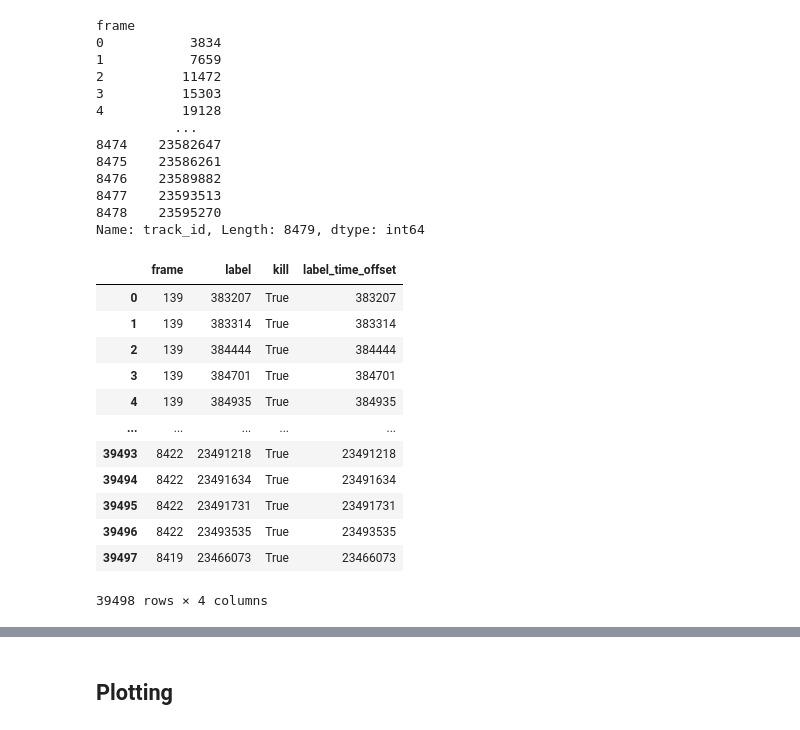
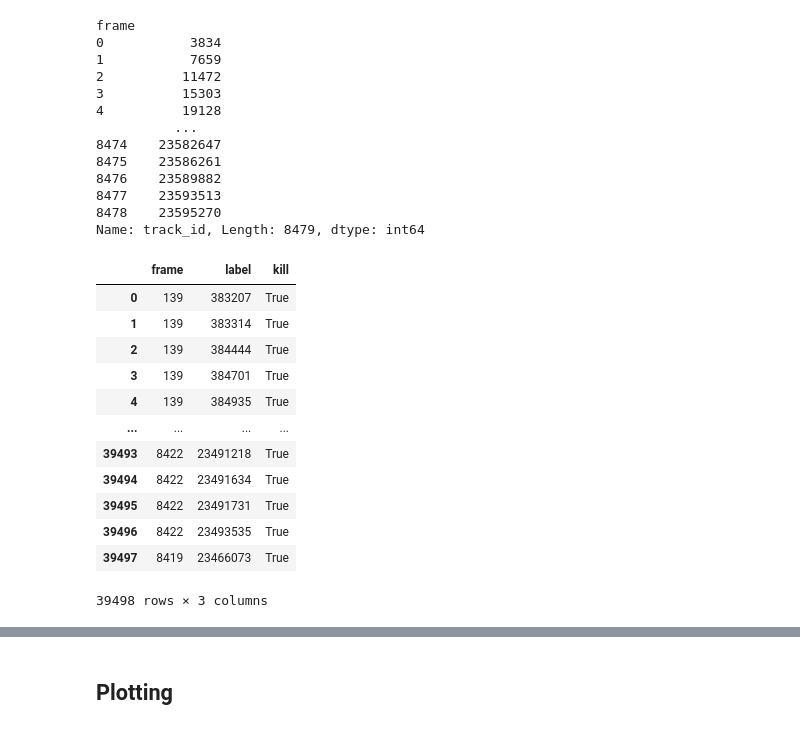
Before and after one commit to bpi-oxford/Cytotoxicity-Pipeline, a Jupyter notebook: notebooks/example_13.ipynb, the cells around one changed output, grey strips where cells are left out. Cells and saved outputs as stored; diff of their text form; code cells hidden in the pictures.

```diff
--- a/notebooks/example_13.ipynb
+++ b/notebooks/example_13.ipynb
@@ -56,6 +58,10 @@ cancer_df = cancer_ddf.compute()
 # %%
 fig, axs = plt.subplots(1,1,figsize=(4,4))
 
+axs.set_title("Track Plots")
+axs.set_xlabel("Frame")
+axs.set_ylabel("CDI")
+
 for i in range(500):
     axs.scatter(cancer_df[cancer_df["track_id"]==i]["frame"],cancer_df[cancer_df["track_id"]==i]["CDI_smoothed"],s=1)
 # %% [output]
@@ -137,3 +141,0 @@ Text(0.5, 1.0, 'Cell ID: 3437')
-# %%
-killing_count = killer_t_cells.groupby("frame")["track_id"].count()
-killing_count
@@ -164,23 +182,27 @@ Text(0.5, 0, 'Frame')
 # %% [markdown]
 ### Put Killing Event Tag to The T Cell Dataframe
 # %%
-contacts = {
-    "frame": [],
-    "label": [],
-    "kill": []
-}
+contacts = {}
+for i in tqdm(range(2,9,1)):
+    cdi_thres = i*0.1
 
-for idx, row in killer_t_cells.iterrows():
-    tcells = row["contacting cell labels"]
-    tcells = tcells.strip('[]')
+    contacts_dict = {
+        "frame": [],
+        "label": [],
+        "kill": []
+    }
 
-    for j in tcells.split():
-        contacts["frame"].append(row["frame"])
-        contacts["label"].append(int(j))
-        contacts["kill"].append(True)
+    for idx, row in killer_t_cells[cdi_thres].iterrows():
+        tcells = row["contacting cell labels"]
+        tcells = tcells.strip('[]')
 
-contacts = pd.DataFrame.from_dict(contacts)
-contacts
+        for j in tcells.split():
+            contacts_dict["frame"].append(row["frame"])
+            contacts_dict["label"].append(int(j))
+            contacts_dict["kill"].append(True)
+
+    contacts[cdi_thres] = pd.DataFrame.from_dict(contacts_dict)
+contacts[0.5]
 # %% [output]
 |  | frame | label | kill |
 | 0 | 139 | 111785 | True |
@@ -215,20 +237,22 @@ frame
 Name: track_id, Length: 8479, dtype: int64
 # %%
 # offset the label id by time
-contacts['label'] = contacts.apply(lambda x: x["label"] + t_cell_counts[x["frame"]], axis=1)
-contacts
+for i in range(2,9,1):
+    cdi_thres = 0.1*i
+    contacts[cdi_thres]['label'] = contacts[cdi_thres].apply(lambda x: x["label"] + t_cell_counts[x["frame"]], axis=1)
+contacts[0.5]
 # %% [output]
-|  | frame | label | kill | label_time_offset |
-| 0 | 139 | 383207 | True | 383207 |
-| 1 | 139 | 383314 | True | 383314 |
-| 2 | 139 | 384444 | True | 384444 |
-| 3 | 139 | 384701 | True | 384701 |
-| 4 | 139 | 384935 | True | 384935 |
-| ... | ... | ... | ... | ... |
-| 39493 | 8422 | 23491218 | True | 23491218 |
-| 39494 | 8422 | 23491634 | True | 23491634 |
-| 39495 | 8422 | 23491731 | True | 23491731 |
-| 39496 | 8422 | 23493535 | True | 23493535 |
-| 39497 | 8419 | 23466073 | True | 23466073 |
+|  | frame | label | kill |
+| 0 | 139 | 383207 | True |
+| 1 | 139 | 383314 | True |
+| 2 | 139 | 384444 | True |
+| 3 | 139 | 384701 | True |
+| 4 | 139 | 384935 | True |
+| ... | ... | ... | ... |
+| 39493 | 8422 | 23491218 | True |
+| 39494 | 8422 | 23491634 | True |
+| 39495 | 8422 | 23491731 | True |
+| 39496 | 8422 | 23493535 | True |
+| 39497 | 8419 | 23466073 | True |
-39498 rows × 4 columns
+39498 rows × 3 columns
 # %%
```
Also changed, not shown: parts of 25 cells of this notebook.
